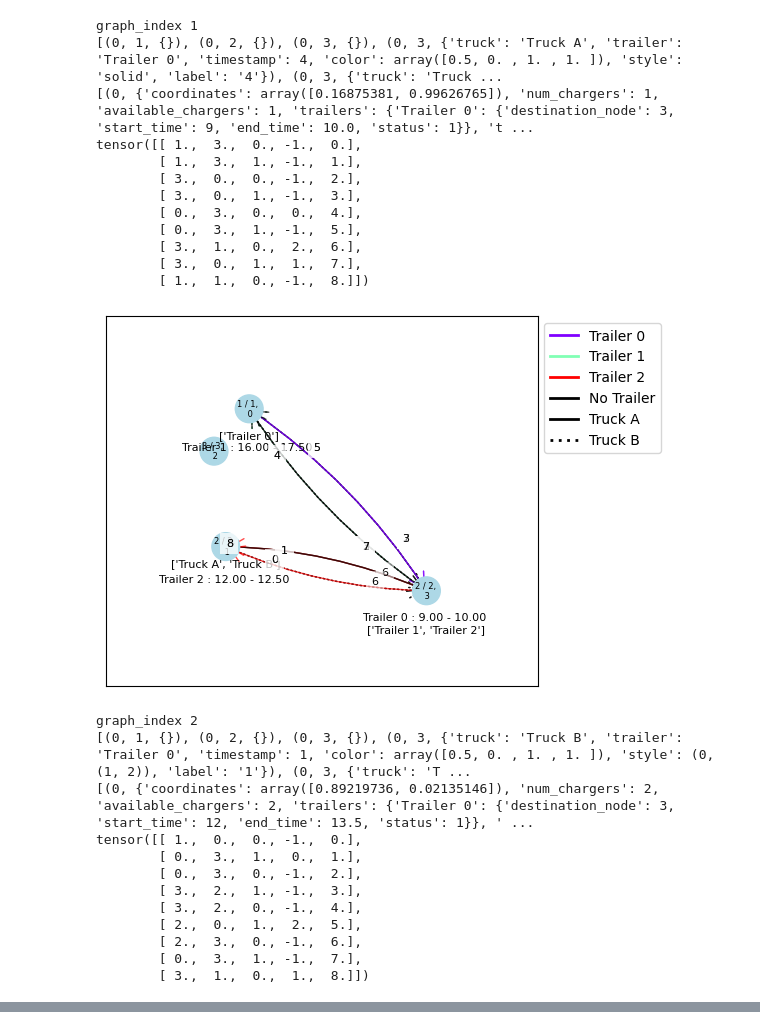
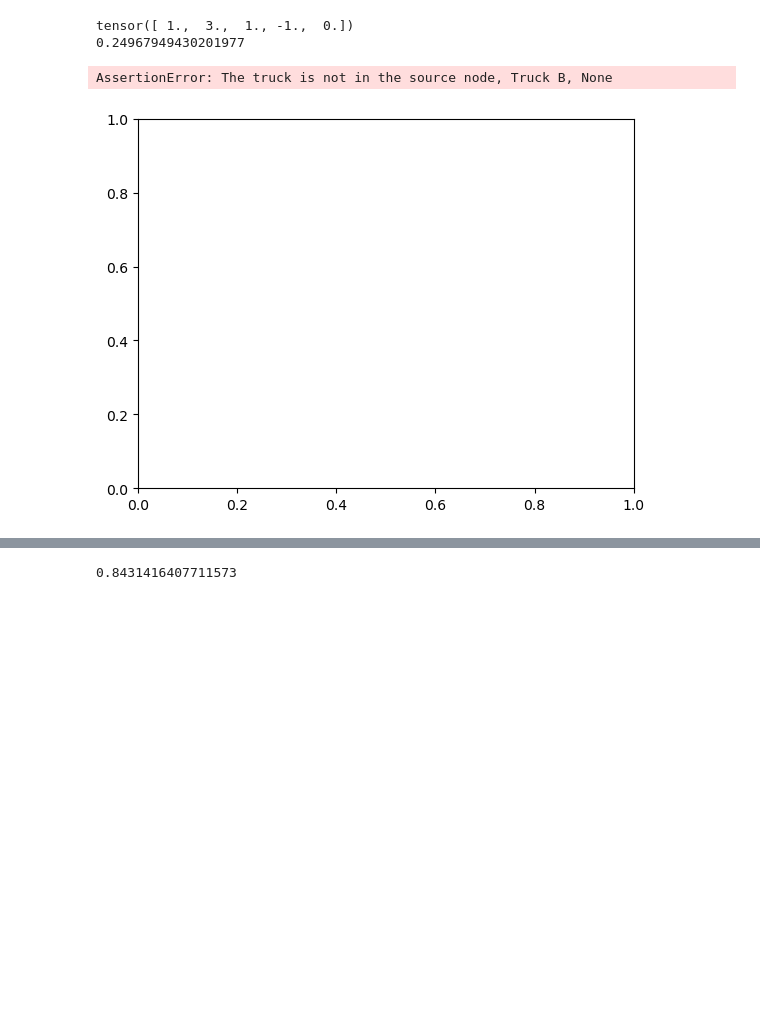
Before and after one commit to kfragkedaki/Master_Thesis, a Jupyter notebook: src/notebooks/plt_evrp.ipynb, the cells around one changed output, grey strips where cells are left out. Saved outputs shown, nothing was run; the diff lists cells and outputs as text; code cells hidden in the pictures; blank space fills up the shorter version.

Commit message:
update model

```diff
--- a/src/notebooks/plt_evrp.ipynb
+++ b/src/notebooks/plt_evrp.ipynb
@@ -14,6 +14,8 @@ from src.utils import load_model
 from src.problems import EVRP
 # from src.graph.evrp_network import EVRPNetwork
 # %%
-model, _ = load_model('../../outputs/evrp_4/rollout_20230612T204609')
+# model, _ = load_model('../../outputs/evrp_4/rollout_20230614T160835') # with lots of batches and normal cost
+model, _ = load_model('../../outputs/evrp_4/rollout_20230614T160732') # with cost and lots of batches
+moder, _ = load_model('../../outputs/evrp_4/rollout_20230614T190949') # test!!
 model.eval()  # Put in evaluation mode to not track gradients
 # %% [output]
@@ -72,24 +75,23 @@ model.set_decode_type('greedy')
 with torch.no_grad():
     length, _, edges = model(batch[0], batch[1], return_pi=True)
 
-# add edges that where visited
-# edges = [
-#     (0, 3, 1, 1, 1),
-#     (0, 3, 0, None, 2),
-#     (3, 2, 1, 0, 3),
-#     (3, 2, 0, 2, 4),
-# ]
-
 edges=edges.transpose(0, 1)
 edges=edges.transpose(1, 2)
-for i, graph in enumerate(batch[1]):
-    print("graph_index", i)
-    print(graph._edges)
-    print(graph._nodes)
-    print(edges[i])
+# for i, graph in enumerate(batch[1]):
+graph = batch[1][0]
+i = 0
+print("graph_index", i)
+fig, ax = plt.subplots()
+graph.draw(ax=ax, with_labels=True)
+plt.show()
+for edge in edges[i]:
+    print(edge)
+    print(graph.euclid_distance(int(edge[0]), int(edge[1])))
     fig, ax = plt.subplots()
-    # for edge in edges[i].tolist():
-    graph.visit_edge(edges[i].tolist())
+
+    graph.remove_edges()
+    edge = graph.visit_edge([edge])
+    graph.update_attributes(edge)
     graph.draw(ax=ax, with_labels=True)
     plt.show()
 # %% [output]
@@ -110,25 +101,4 @@ tensor([[ 3.,  2.,  0., -1.,  0.],
-graph_index 1
-[(0, 1, {}), (0, 2, {}), (0, 3, {}), (0, 3, {'truck': 'Truck A', 'trailer': 'Trailer 0', 'timestamp': 4, 'color': array([0.5, 0. , 1. , 1. ]), 'style': 'solid', 'label': '4'}), (0, 3, {'truck': 'Truck ...
-[(0, {'coordinates': array([0.16875381, 0.99626765]), 'num_chargers': 1, 'available_chargers': 1, 'trailers': {'Trailer 0': {'destination_node': 3, 'start_time': 9, 'end_time': 10.0, 'status': 1}}, 't ...
-tensor([[ 1.,  3.,  0., -1.,  0.],
-        [ 1.,  3.,  1., -1.,  1.],
-        [ 3.,  0.,  0., -1.,  2.],
-        [ 3.,  0.,  1., -1.,  3.],
-        [ 0.,  3.,  0.,  0.,  4.],
-        [ 0.,  3.,  1., -1.,  5.],
-        [ 3.,  1.,  0.,  2.,  6.],
-        [ 3.,  0.,  1.,  1.,  7.],
-        [ 1.,  1.,  0., -1.,  8.]])
+tensor([ 1.,  3.,  1., -1.,  0.])
+0.24967949430201977
+AssertionError: The truck is not in the source node, Truck B, None
-[figure, old version]
+[figure, new version]
-graph_index 2
-[(0, 1, {}), (0, 2, {}), (0, 3, {}), (0, 3, {'truck': 'Truck B', 'trailer': 'Trailer 0', 'timestamp': 1, 'color': array([0.5, 0. , 1. , 1. ]), 'style': (0, (1, 2)), 'label': '1'}), (0, 3, {'truck': 'T ...
-[(0, {'coordinates': array([0.89219736, 0.02135146]), 'num_chargers': 2, 'available_chargers': 2, 'trailers': {'Trailer 0': {'destination_node': 3, 'start_time': 12, 'end_time': 13.5, 'status': 1}}, ' ...
-tensor([[ 1.,  0.,  0., -1.,  0.],
-        [ 0.,  3.,  1.,  0.,  1.],
-        [ 0.,  3.,  0., -1.,  2.],
-        [ 3.,  2.,  1., -1.,  3.],
-        [ 3.,  2.,  0., -1.,  4.],
-        [ 2.,  0.,  1.,  2.,  5.],
-        [ 2.,  3.,  0., -1.,  6.],
-        [ 0.,  3.,  1., -1.,  7.],
-        [ 3.,  1.,  0.,  1.,  8.]])
@@ -135,0 +105,4 @@ tensor([[ 1.,  0.,  0., -1.,  0.],
+# %%
+graph.euclid_distance(0, 2)
+# %% [output]
+0.8431416407711573
```
Also changed, not shown: parts of 3 cells of this notebook, 4 other files.
